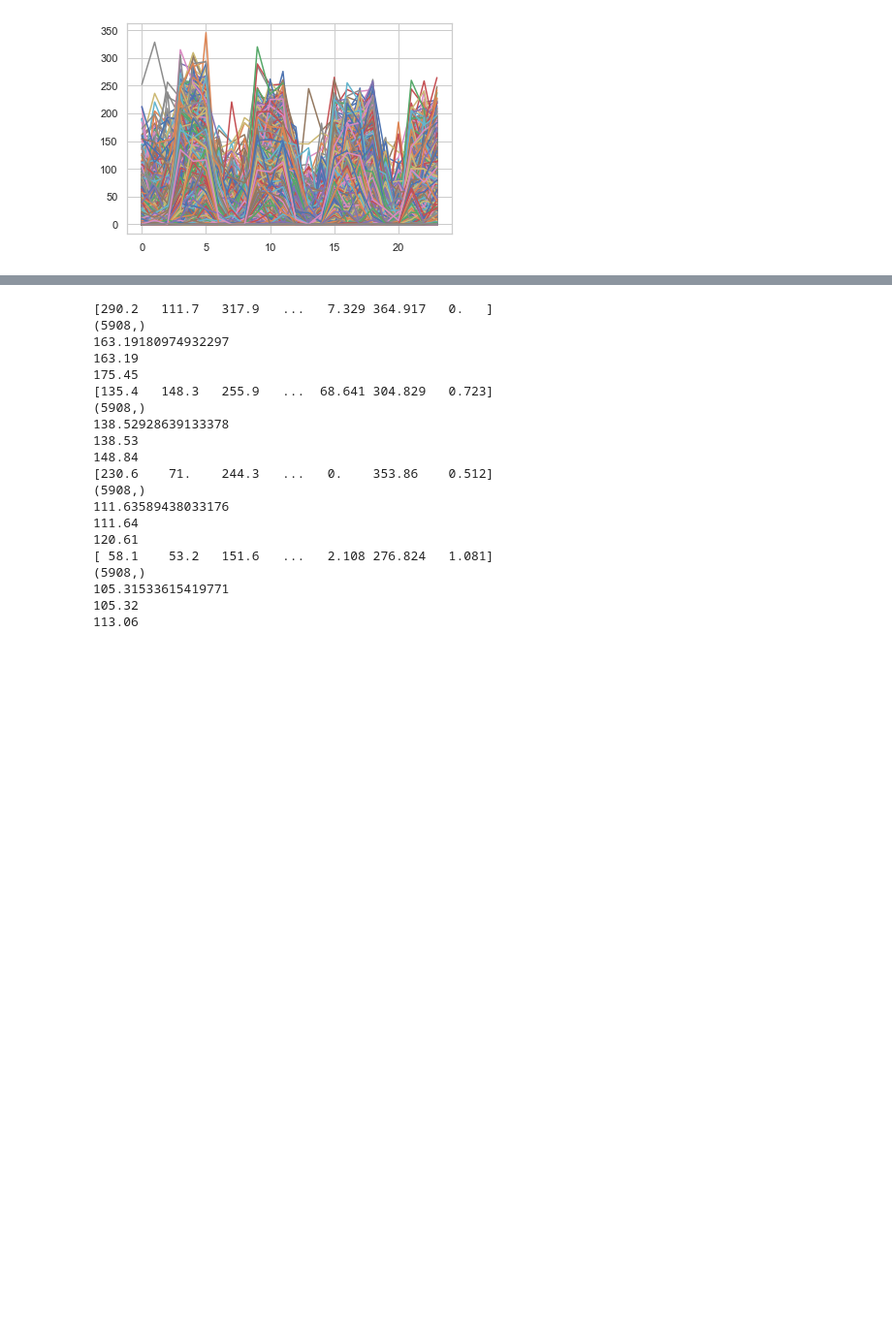
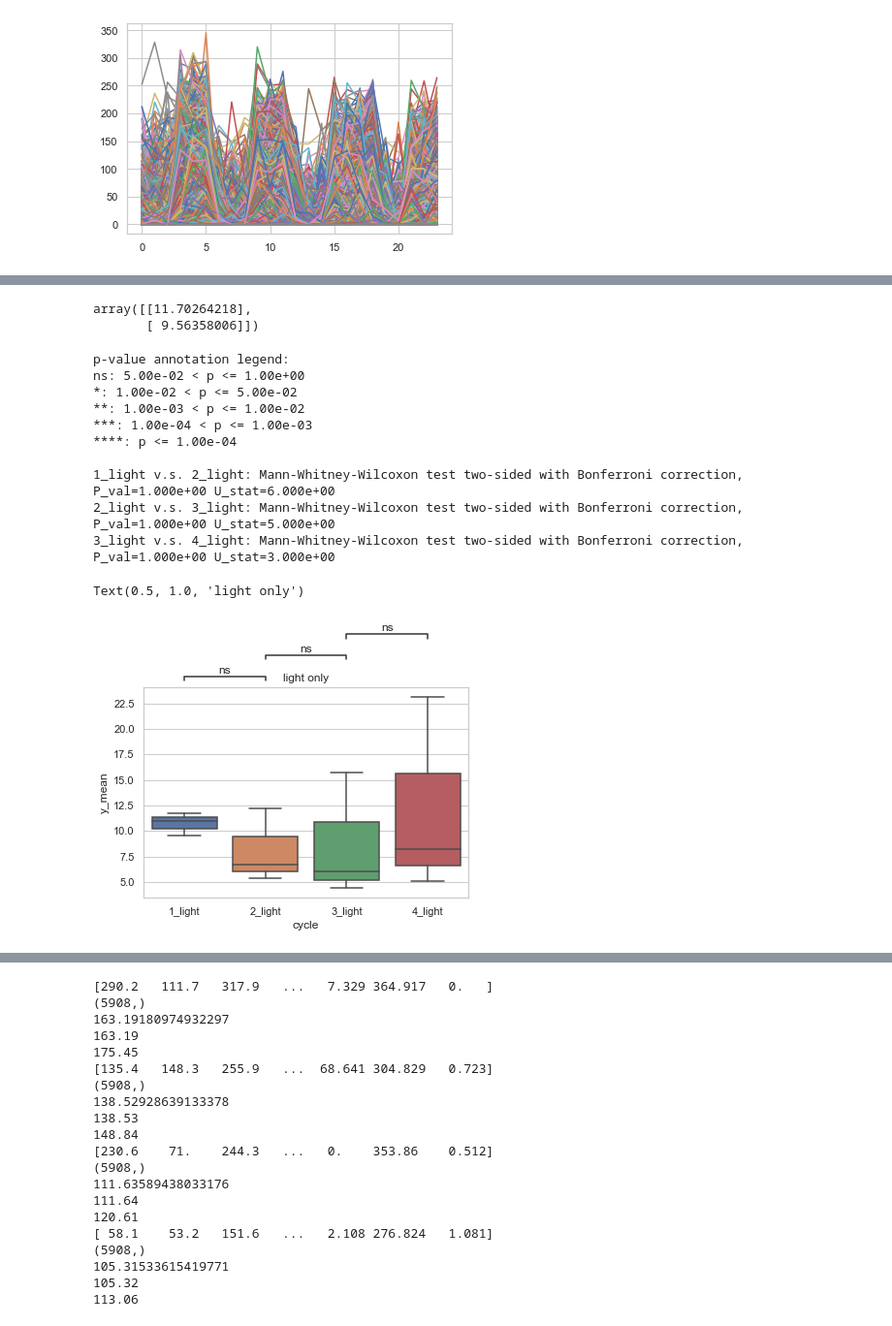
Before and after one commit to PNNL-CompBio/srpAnalytics, a Jupyter notebook: code/latest/2_bmd/2_bmd/latest/phase_I_II_LPR/240_timepoints/0_conc/1_min_time_interval/quantify_y/phase_I_II_LPR_0_conc_1_min_wide2dicho_t0_t239_for_y.ipynb, the cells around one changed output, grey strips where cells are left out. Shown at 97% size. Drawn from its saved outputs; the diff is of its cells as text; code cells hidden in the pictures; blank space fills up the shorter version.

```diff
--- a/code/latest/2_bmd/2_bmd/latest/phase_I_II_LPR/240_timepoints/0_conc/1_min_time_interval/quantify_y/phase_I_II_LPR_0_conc_1_min_wide2dicho_t0_t239_for_y.ipynb
+++ b/code/latest/2_bmd/2_bmd/latest/phase_I_II_LPR/240_timepoints/0_conc/1_min_time_interval/quantify_y/phase_I_II_LPR_0_conc_1_min_wide2dicho_t0_t239_for_y.ipynb
@@ -427,4 +458,67 @@ ns: 5.00e-02 < p <= 1.00e+00
 3_dark v.s. 4_dark: Mann-Whitney-Wilcoxon test two-sided with Bonferroni correction, P_val=4.970e-01 U_stat=1.771e+07
 Text(0.5, 1.0, 'dark only')
 [figure]
+# %%
+# mean displacement, light only
+column_name = 'y_mean'
+
+y_arr = []
+y_arr.append(np.mean(df_0_conc.iloc[:,4:7]).values)
+#y_arr.append(np.mean(df_0_conc.iloc[:,7:10].values))
+y_arr = np.transpose(y_arr)
+display (y_arr[:2])
+df_y = pd.DataFrame(y_arr, columns=[column_name])
+df_y["cycle"] = str("1_light")
+############
+y_arr = []
+y_arr.append(np.mean(df_0_conc.iloc[:,10:13]).values)
+#y_arr.append(np.mean(df_0_conc.iloc[:,13:16].values))
+y_arr = np.transpose(y_arr)
+df_y_to_concat = pd.DataFrame(y_arr, columns=[column_name])
+df_y = pd.concat([df_y, df_y_to_concat], axis = 0)
+df_y['cycle'].fillna('2_light', inplace=True)
+############
+y_arr = []
+y_arr.append(np.mean(df_0_conc.iloc[:,16:19]).values)
+#y_arr.append(np.mean(df_0_conc.iloc[:,19:22].values))
+y_arr = np.transpose(y_arr)
+df_y_to_concat = pd.DataFrame(y_arr, columns=[column_name])
+df_y = pd.concat([df_y, df_y_to_concat], axis = 0)
+df_y['cycle'].fillna('3_light', inplace=True)
+############
+y_arr = []
+y_arr.append(np.mean(df_0_conc.iloc[:,22:25]).values)
+#y_arr.append(np.mean(df_0_conc.iloc[:,25:28].values))
+y_arr = np.transpose(y_arr)
+df_y_to_concat = pd.DataFrame(y_arr, columns=[column_name])
+df_y = pd.concat([df_y, df_y_to_concat], axis = 0)
+df_y['cycle'].fillna('4_light', inplace=True)
+################
+
+sns.set(style="whitegrid")
+x = "cycle"
+y = column_name
+order = ['1_light', '2_light', '3_light', '4_light']
+ax = sns.boxplot(data=df_y, x=x, y=y, order=order)
+
+add_stat_annotation(ax, data=df_y, x=x, y=y, order=order,
+                    box_pairs=[("1_light", "2_light"), ("2_light", "3_light"), ("3_light", "4_light")],
+                    test='Mann-Whitney', text_format='star', loc='outside', verbose=2)
+
+plt.title('light only')
+# %% [output]
+array([[11.70264218],
+       [ 9.56358006]])
+p-value annotation legend:
+ns: 5.00e-02 < p <= 1.00e+00
+*: 1.00e-02 < p <= 5.00e-02
+**: 1.00e-03 < p <= 1.00e-02
+***: 1.00e-04 < p <= 1.00e-03
+****: p <= 1.00e-04
+
+1_light v.s. 2_light: Mann-Whitney-Wilcoxon test two-sided with Bonferroni correction, P_val=1.000e+00 U_stat=6.000e+00
+2_light v.s. 3_light: Mann-Whitney-Wilcoxon test two-sided with Bonferroni correction, P_val=1.000e+00 U_stat=5.000e+00
+3_light v.s. 4_light: Mann-Whitney-Wilcoxon test two-sided with Bonferroni correction, P_val=1.000e+00 U_stat=3.000e+00
+Text(0.5, 1.0, 'light only')
+[figure, added]
 # %%
```
Also changed, not shown: parts of 6 cells of this notebook, 1 other file.
